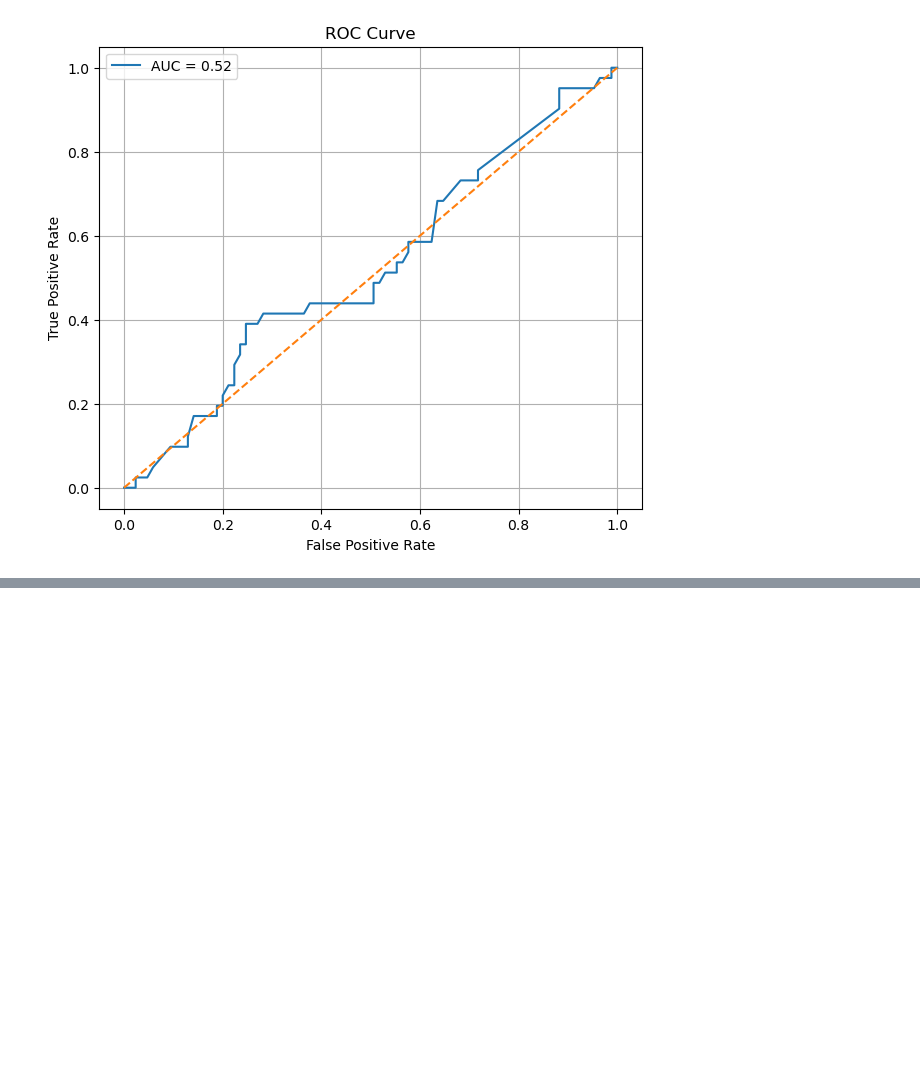
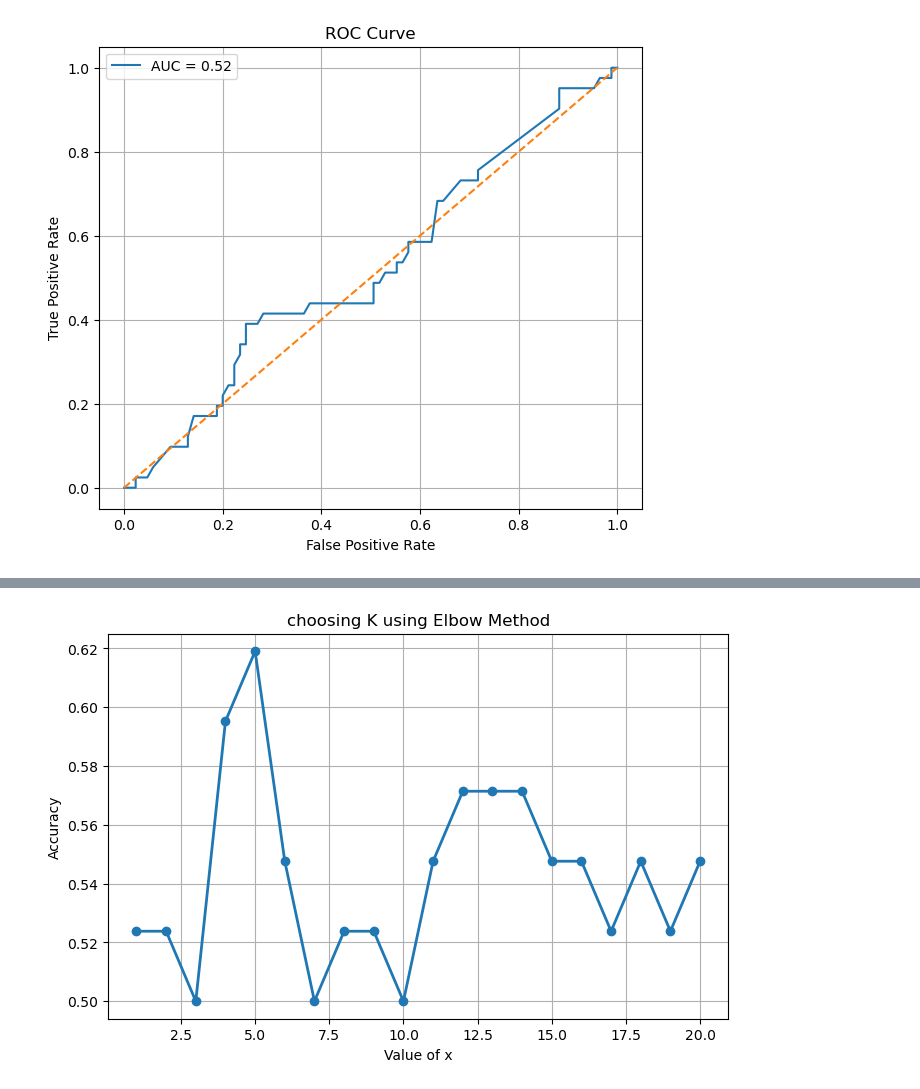
Before and after one commit to Jeevaroshinibabu/ML, a Jupyter notebook: titanicConfusionMatrix.ipynb, the cells around one changed output, grey strips where cells are left out. Drawn from its saved outputs; the diff is of its cells as text; code cells hidden in the pictures; blank space fills up the shorter version.

```diff
--- a/titanicConfusionMatrix.ipynb
+++ b/titanicConfusionMatrix.ipynb
@@ -241,3 +241,29 @@ plt.grid()
 plt.show()
 # %% [output]
 [figure]
+# %%
+import pandas as pd
+from sklearn.model_selection import train_test_split
+from sklearn.neighbors import KNeighborsClassifier
+from sklearn.preprocessing import StandardScaler
+
+
+df["Age"] = df["Age"].fillna(df["Age"].median())
+X = df[["Pclass", "Age"]]
+y = df["Survived"]
+
+X_train, X_test, y_train, y_test = train_test_split(
+    X, y, test_size=0.3, random_state=42
+)
+
+
+scaler = StandardScaler()
+X_train_scaled = scaler.fit_transform(X_train)
+X_test_scaled = scaler.transform(X_test)
+
+
+knn_model = KNeighborsClassifier(n_neighbors=5)
+knn_model.fit(X_train_scaled, y_train)
+
+
+y_pred = knn_model.predict(X_test_scaled)
@@ -243,0 +355,16 @@ plt.show()
+# %%
+plt.figure(figsize=(8,5))
+
+plt.plot(k_values,accuracy,marker='o',linewidth=2)
+
+plt.xlabel("Value of x")
+
+plt.ylabel("Accuracy")
+
+plt.title("choosing K using Elbow Method")
+
+plt.grid()
+
+plt.show()
+# %% [output]
+[figure, added]
```
Also changed, not shown: parts of 3 cells of this notebook, 6 other files.
